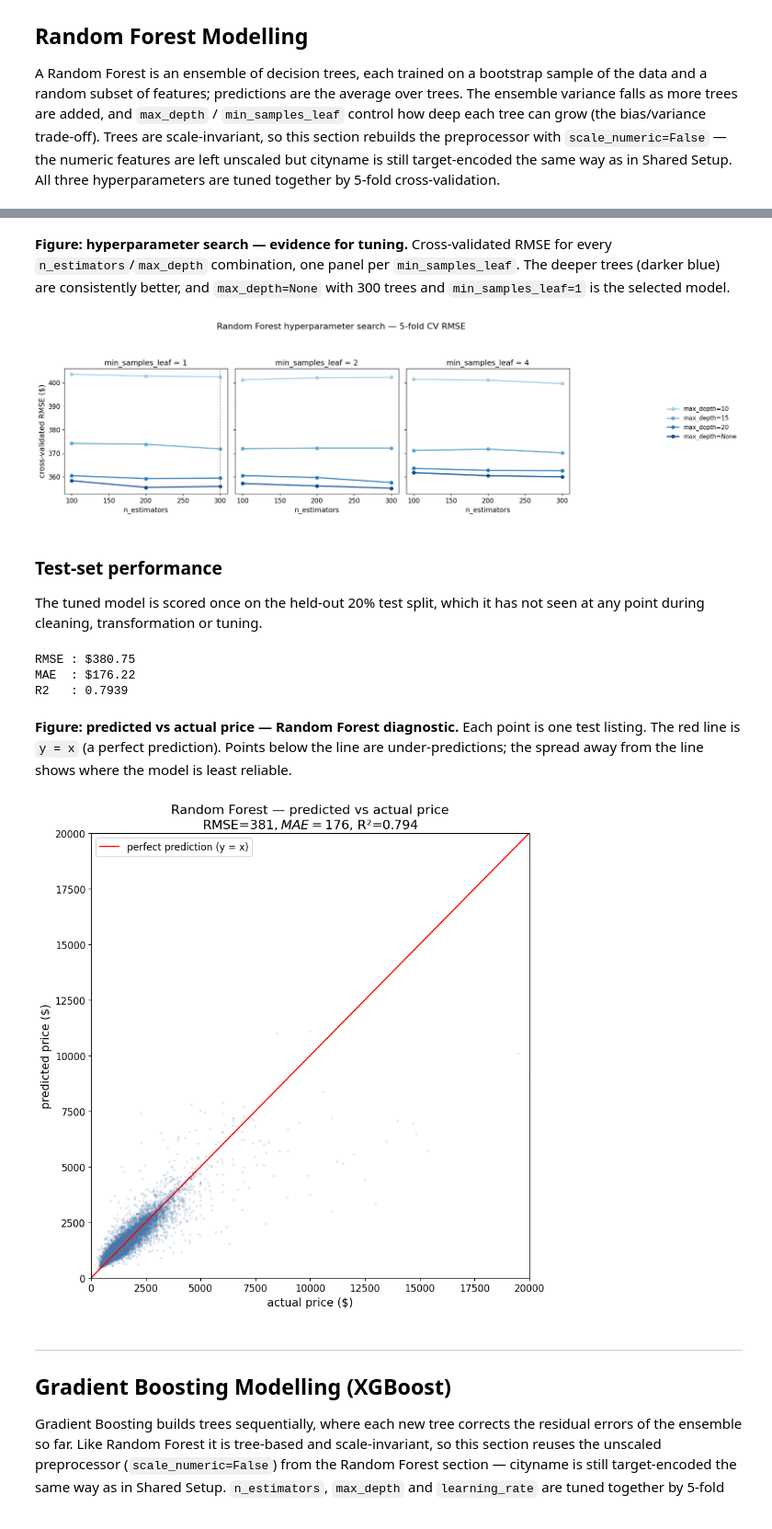
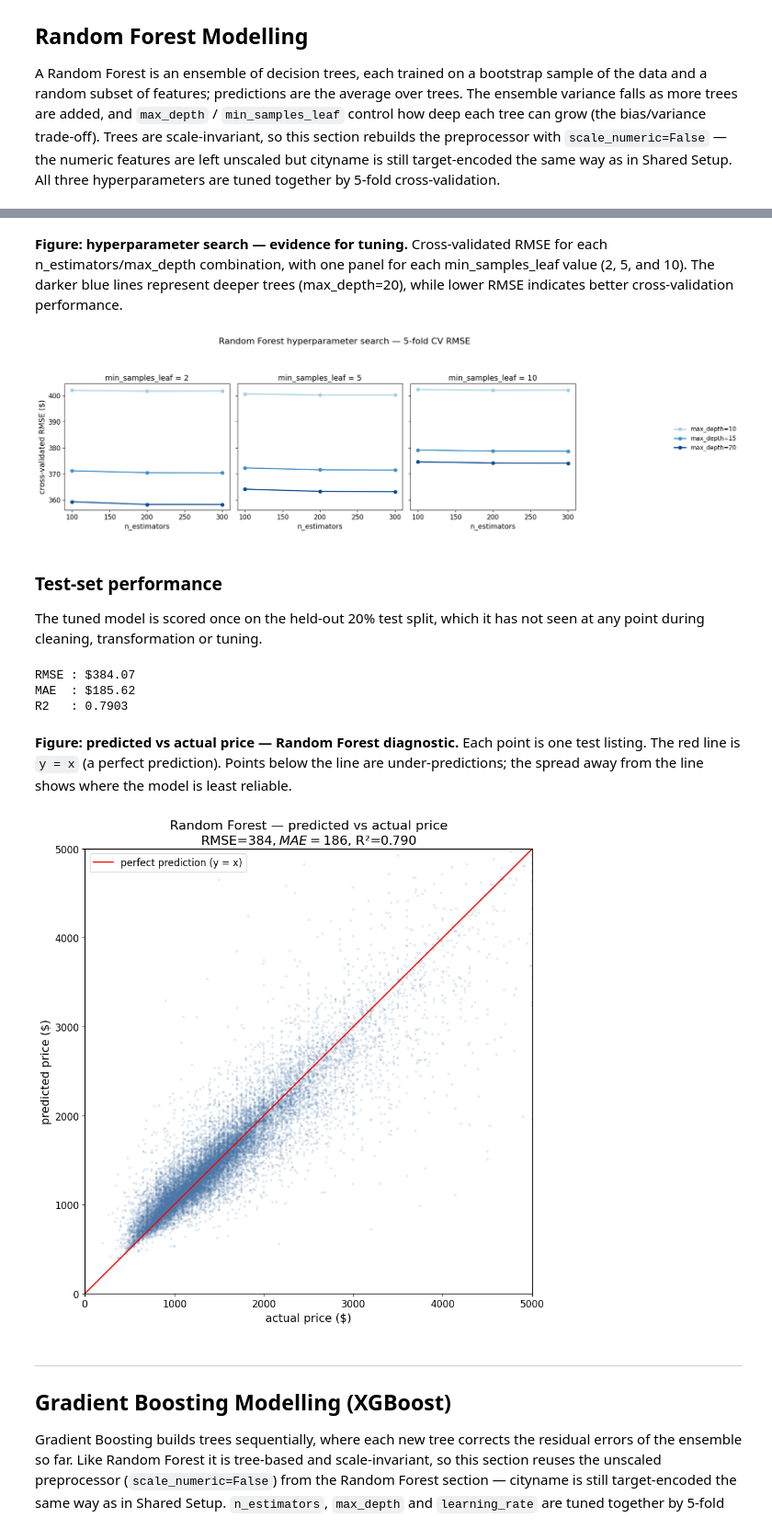
Before and after one commit to jason1ng/apartment_rental_price_prediction, a Jupyter notebook: notebooks/03_modelling.ipynb, the cells around one changed output, grey strips where cells are left out. Shown at 92% size. Cells and saved outputs as stored; diff of their text form; code cells hidden in the pictures.

Commit message:
feat: added random forest

```diff
--- a/notebooks/03_modelling.ipynb
+++ b/notebooks/03_modelling.ipynb
@@ -287,24 +287,13 @@ the preprocessor with `scale_numeric=False` — the numeric features are left
 unscaled but cityname is still target-encoded the same way as in Shared Setup.
 All three hyperparameters are tuned together by 5-fold cross-validation.
 # %%
-from sklearn.ensemble import RandomForestRegressor
-from sklearn.model_selection import GridSearchCV
-from sklearn.pipeline import Pipeline
+from src.modelling import train_random_forest
 
 # Trees are scale-invariant, so this section uses the unscaled preprocessor
 # (scale_numeric=False). cityname is still target-encoded like in Shared Setup.
-rf_pipeline = Pipeline([
-    ("preprocess", build_preprocessor(numeric, categorical, city, scale_numeric=False)),
-    ("regressor", RandomForestRegressor(random_state=42, n_jobs=-1)),
-])
+rf_preprocessor = build_preprocessor(numeric, categorical, city, scale_numeric=False)
 
-rf_param_grid = {
-    "regressor__n_estimators": [100, 200, 300],
-    "regressor__max_depth": [10, 15, 20, None],
-    "regressor__min_samples_leaf": [1, 2, 4],
-}
-
-# Flip to True whenever rf_param_grid or anything upstream of it changes — this grid
+# Flip to True whenever RF_PARAM_GRID or anything upstream of it changes — this grid
 # search takes ~29 min on 12 cores, so the cached result is loaded by default.
 RETRAIN_RF = False
 
@@ -312,11 +301,7 @@ rf_path = MODELS_DIR / "random_forest.pkl"
 
 if RETRAIN_RF or not rf_path.exists():
     # 36 combinations × 5 folds = 180 fits (~29 min on 12 cores)
-    rf_grid = GridSearchCV(
-        rf_pipeline, param_grid=rf_param_grid,
-        scoring="neg_root_mean_squared_error", cv=5, n_jobs=-1, verbose=1,
-    )
-    rf_grid.fit(X_train_transformed, y_train)
+    rf_grid = train_random_forest(X_train_transformed, y_train, rf_preprocessor, cv=5)
     # best_estimator_ is a full Pipeline (preprocessing + regressor), so this one
     # file is everything the Streamlit app needs to score raw transformed features.
     joblib.dump(rf_grid, rf_path)
@@ -330,18 +320,15 @@ print(f"Best CV RMSE    : ${-rf_grid.best_score_:,.2f}")
 # %% [markdown]
 **Figure: hyperparameter search — evidence for tuning.**
-Cross-validated RMSE for every `n_estimators`/`max_depth` combination, one panel
-per `min_samples_leaf`. The deeper trees (darker blue) are consistently better,
-and `max_depth=None` with 300 trees and `min_samples_leaf=1` is the selected
-model.
+Cross-validated RMSE for each n_estimators/max_depth combination, with one panel for each min_samples_leaf value (2, 5, and 10). The darker blue lines represent deeper trees (max_depth=20), while lower RMSE indicates better cross-validation performance.
 # %%
 results = rf_grid.cv_results_
 fig, axes = plt.subplots(1, 3, figsize=(16, 5), sharey=True)
 
-leaf_values = [1, 2, 4]
-depth_values = [10, 15, 20, None]
+leaf_values = [2, 5, 10]
+depth_values = [10, 15, 20]
 blues = plt.cm.Blues(np.linspace(0.35, 0.90, len(depth_values)))
 depth_labels = {10: "max_depth=10", 15: "max_depth=15",
-                20: "max_depth=20", None: "max_depth=None"}
+                20: "max_depth=20"}
 
 handles, labels = [], []
 for depth, color in zip(depth_values, blues):
@@ -376,7 +363,7 @@ fig.tight_layout(rect=[0, 0, 0.88, 0.93])
 fig.savefig("../outputs/figures/rf_hyperparameter_search.png", dpi=200, bbox_inches="tight")
 plt.show()
 # %% [output]
-[figure, old version]
+[figure, new version]
 # %% [markdown]
 ### Test-set performance
 
@@ -392,9 +379,9 @@ print(f"RMSE : ${rf_metrics['rmse']:,.2f}")
 print(f"MAE  : ${rf_metrics['mae']:,.2f}")
 print(f"R2   : {rf_metrics['r2']:.4f}")
 # %% [output]
-RMSE : $380.75
-MAE  : $176.22
-R2   : 0.7939
+RMSE : $384.07
+MAE  : $185.62
+R2   : 0.7903
 # %% [markdown]
 **Figure: predicted vs actual price — Random Forest diagnostic.**
 Each point is one test listing. The red line is `y = x` (a perfect prediction).
@@ -403,27 +390,27 @@ where the model is least reliable.
 # %%
 y_pred = rf_metrics["predictions"]
 fig, ax = plt.subplots(figsize=(9, 9))
 
 ax.scatter(y_test, y_pred, alpha=0.15, s=10, color="#4C78A8", edgecolors="none")
 
-limits = [0, max(y_test.max(), y_pred.max())]
+limits = [0, 5000]
 ax.plot(limits, limits, color="red", linewidth=1.5, label="perfect prediction (y = x)")
 
 ax.set_xlim(limits)
 ax.set_ylim(limits)
 ax.set_xlabel("actual price ($)", fontsize=14)
 ax.set_ylabel("predicted price ($)", fontsize=14)
 ax.set_title(f"Random Forest — predicted vs actual price\n"
              f"RMSE=${rf_metrics['rmse']:,.0f}, MAE=${rf_metrics['mae']:,.0f}, "
              f"R²={rf_metrics['r2']:.3f}", fontsize=16)
 ax.tick_params(axis="both", labelsize=12)
 ax.legend(fontsize=12)
 
 fig.tight_layout()
 fig.savefig("../outputs/figures/rf_pred_vs_actual.png", dpi=200, bbox_inches="tight")
 plt.show()
 # %% [output]
-[figure, old version]
+[figure, new version]
 # %% [markdown]
 ---
 
```
Also changed, not shown: parts of 1 cell of this notebook, 1 other file.
